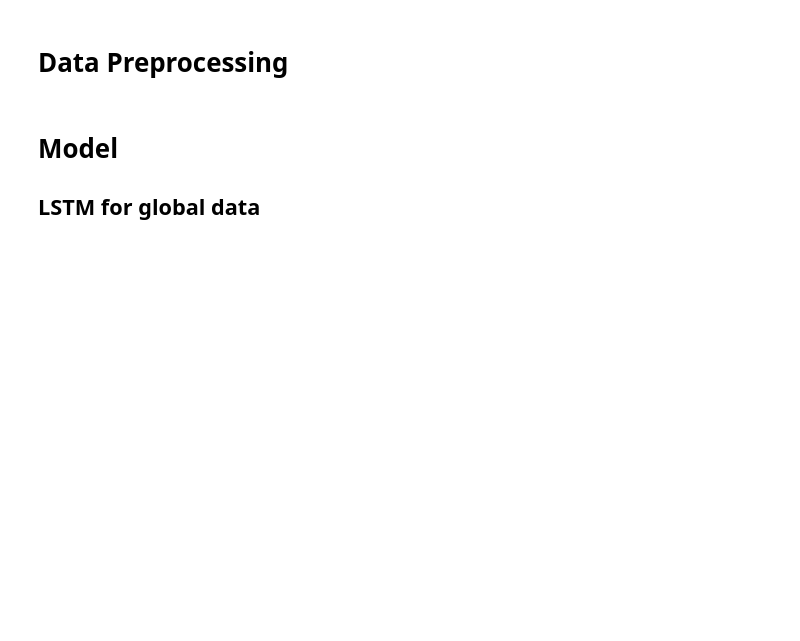
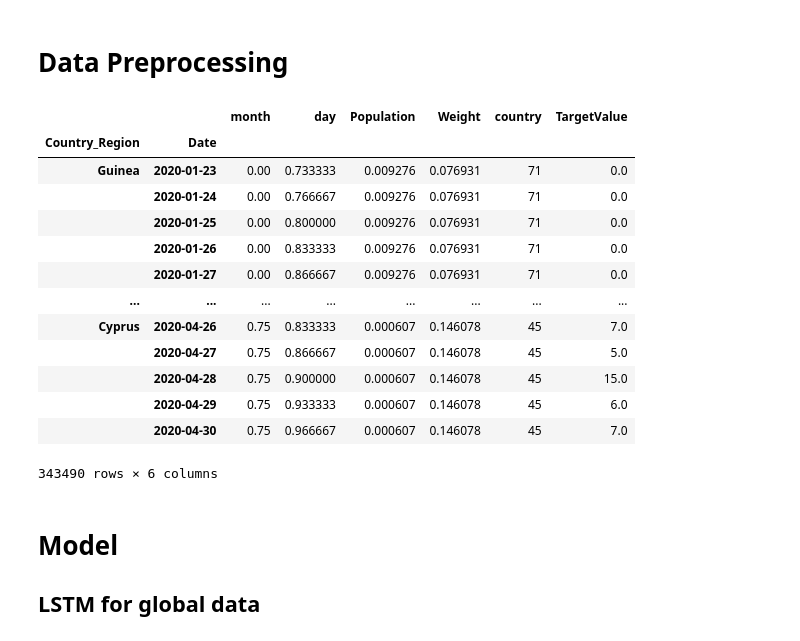
Before and after one commit to melanieshi0120/COVID-19_global_time_series_panel_data, a Jupyter notebook: Time_series_panel_data_model_part_confiremd_cases.ipynb, the cells around one changed output. Drawn from its saved outputs; the diff is of its cells as text; code cells hidden in the pictures; blank space fills up the shorter version.

```diff
--- a/Time_series_panel_data_model_part_confiremd_cases.ipynb
+++ b/Time_series_panel_data_model_part_confiremd_cases.ipynb
@@ -202,6 +202,23 @@ test_data=pd.DataFrame()
 test_data[X_test.columns]=X_test
 test_data[Y_test.columns]=Y_test
 test_data['country']= encoder.fit_transform(test_data['country'])
+# %%
+train_data
+# %% [output]
+|  |  | month | day | Population | Weight | country | TargetValue |
+| Country_Region | Date |  |  |  |  |  |  |
+| Guinea | 2020-01-23 | 0.00 | 0.733333 | 0.009276 | 0.076931 | 71 | 0.0 |
+|  | 2020-01-24 | 0.00 | 0.766667 | 0.009276 | 0.076931 | 71 | 0.0 |
+|  | 2020-01-25 | 0.00 | 0.800000 | 0.009276 | 0.076931 | 71 | 0.0 |
+|  | 2020-01-26 | 0.00 | 0.833333 | 0.009276 | 0.076931 | 71 | 0.0 |
+|  | 2020-01-27 | 0.00 | 0.866667 | 0.009276 | 0.076931 | 71 | 0.0 |
+| ... | ... | ... | ... | ... | ... | ... | ... |
+| Cyprus | 2020-04-26 | 0.75 | 0.833333 | 0.000607 | 0.146078 | 45 | 7.0 |
+|  | 2020-04-27 | 0.75 | 0.866667 | 0.000607 | 0.146078 | 45 | 5.0 |
+|  | 2020-04-28 | 0.75 | 0.900000 | 0.000607 | 0.146078 | 45 | 15.0 |
+|  | 2020-04-29 | 0.75 | 0.933333 | 0.000607 | 0.146078 | 45 | 6.0 |
+|  | 2020-04-30 | 0.75 | 0.966667 | 0.000607 | 0.146078 | 45 | 7.0 |
+343490 rows × 6 columns
 # %%
 # using the function to obtian reshaped x_train,x_test,y_train,y_test
 x_train,x_test,y_train,y_test=reshape_data(train_data,test_data)
```
Also changed, not shown: parts of 5 cells of this notebook.
